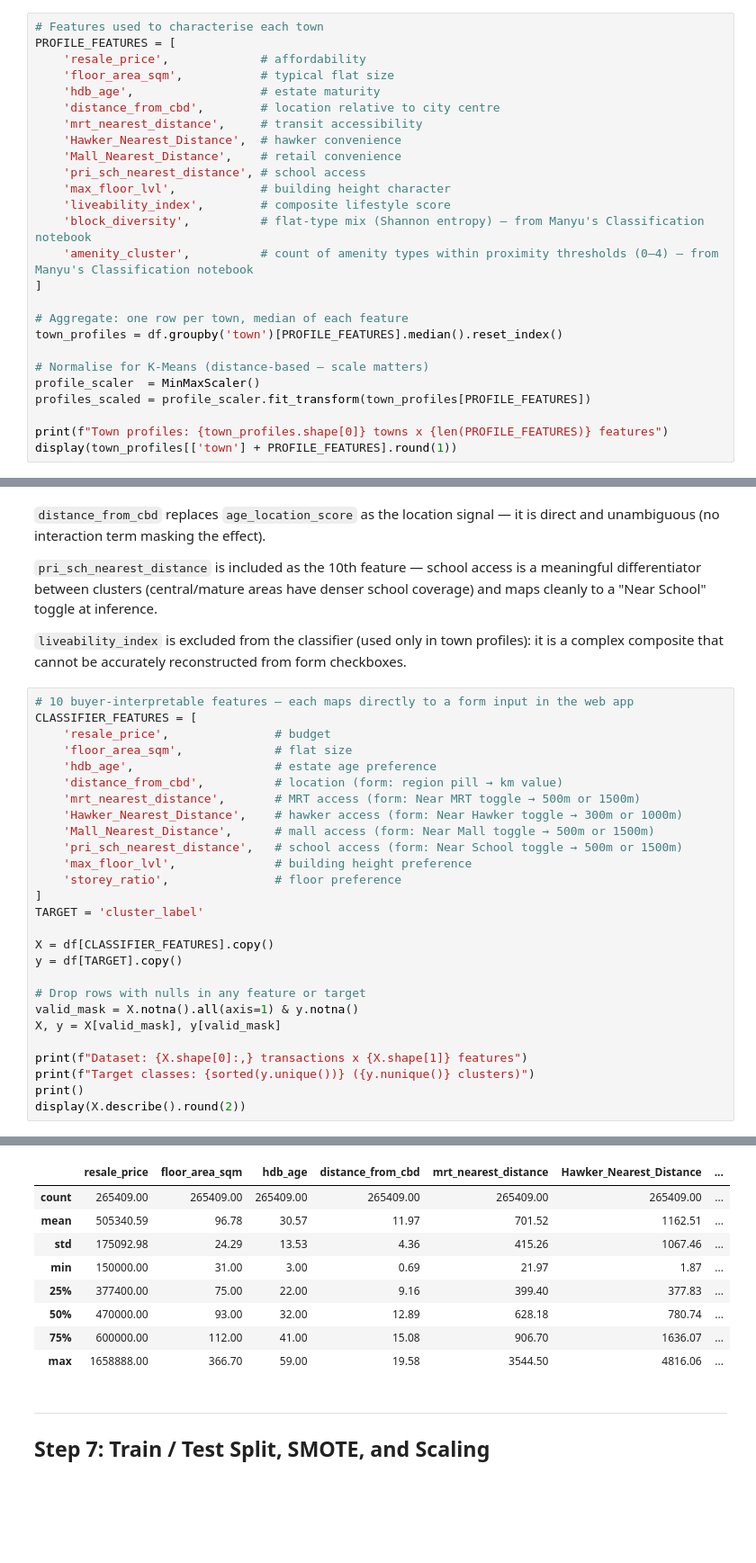
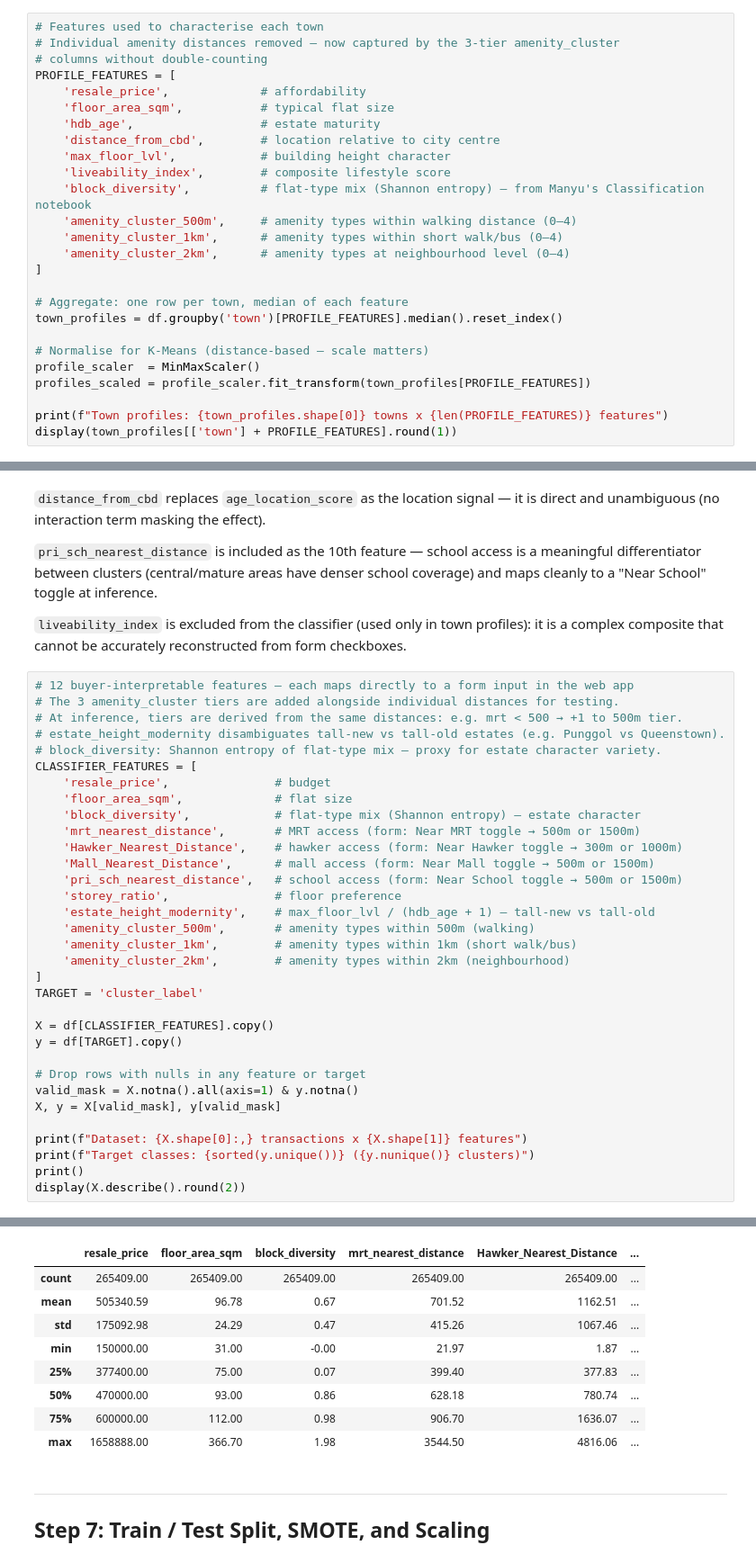
Before and after one commit to Lucas-sam93/HDB-Data-Sprint, a Jupyter notebook: notebooks/02B_classification_model.ipynb, the cells around one changed output, grey strips where cells are left out. Shown at 90% size. Saved outputs shown, nothing was run; the diff lists cells and outputs as text; blank space fills up the shorter version.

```diff
--- a/notebooks/02B_classification_model.ipynb
+++ b/notebooks/02B_classification_model.ipynb
@@ -232,19 +272,19 @@ property characteristics — this is the input to K-Means clustering.
 Normalise with MinMaxScaler because K-Means is distance-based and scale matters.
 # %%
 # Features used to characterise each town
+# Individual amenity distances removed — now captured by the 3-tier amenity_cluster
+# columns without double-counting
 PROFILE_FEATURES = [
     'resale_price',             # affordability
     'floor_area_sqm',           # typical flat size
     'hdb_age',                  # estate maturity
     'distance_from_cbd',        # location relative to city centre
-    'mrt_nearest_distance',     # transit accessibility
-    'Hawker_Nearest_Distance',  # hawker convenience
-    'Mall_Nearest_Distance',    # retail convenience
-    'pri_sch_nearest_distance', # school access
     'max_floor_lvl',            # building height character
     'liveability_index',        # composite lifestyle score
     'block_diversity',          # flat-type mix (Shannon entropy) — from Manyu's Classification notebook
-    'amenity_cluster',          # count of amenity types within proximity thresholds (0–4) — from Manyu's Classification notebook
+    'amenity_cluster_500m',     # amenity types within walking distance (0–4)
+    'amenity_cluster_1km',      # amenity types within short walk/bus (0–4)
+    'amenity_cluster_2km',      # amenity types at neighbourhood level (0–4)
 ]
 
 # Aggregate: one row per town, median of each feature
@@ -477,18 +517,24 @@ coverage) and maps cleanly to a "Near School" toggle at inference.
 `liveability_index` is excluded from the classifier (used only in town profiles): it is a
 complex composite that cannot be accurately reconstructed from form checkboxes.
 # %%
-# 10 buyer-interpretable features — each maps directly to a form input in the web app
+# 12 buyer-interpretable features — each maps directly to a form input in the web app
+# The 3 amenity_cluster tiers are added alongside individual distances for testing.
+# At inference, tiers are derived from the same distances: e.g. mrt < 500 → +1 to 500m tier.
+# estate_height_modernity disambiguates tall-new vs tall-old estates (e.g. Punggol vs Queenstown).
+# block_diversity: Shannon entropy of flat-type mix — proxy for estate character variety.
 CLASSIFIER_FEATURES = [
     'resale_price',               # budget
     'floor_area_sqm',             # flat size
-    'hdb_age',                    # estate age preference
-    'distance_from_cbd',          # location (form: region pill → km value)
+    'block_diversity',            # flat-type mix (Shannon entropy) — estate character
     'mrt_nearest_distance',       # MRT access (form: Near MRT toggle → 500m or 1500m)
     'Hawker_Nearest_Distance',    # hawker access (form: Near Hawker toggle → 300m or 1000m)
     'Mall_Nearest_Distance',      # mall access (form: Near Mall toggle → 500m or 1500m)
     'pri_sch_nearest_distance',   # school access (form: Near School toggle → 500m or 1500m)
-    'max_floor_lvl',              # building height preference
     'storey_ratio',               # floor preference
+    'estate_height_modernity',    # max_floor_lvl / (hdb_age + 1) — tall-new vs tall-old
+    'amenity_cluster_500m',       # amenity types within 500m (walking)
+    'amenity_cluster_1km',        # amenity types within 1km (short walk/bus)
+    'amenity_cluster_2km',        # amenity types within 2km (neighbourhood)
 ]
 TARGET = 'cluster_label'
 
@@ -508,13 +554,13 @@ Dataset: 265,409 transactions x 10 features
 Target classes: [np.int64(0), np.int64(1), np.int64(2), np.int64(3), np.int64(4)] (5 clusters)
-|  | resale_price | floor_area_sqm | hdb_age | distance_from_cbd | mrt_nearest_distance | Hawker_Nearest_Distance | ... |
-| count | 265409.00 | 265409.00 | 265409.00 | 265409.00 | 265409.00 | 265409.00 | ... |
-| mean | 505340.59 | 96.78 | 30.57 | 11.97 | 701.52 | 1162.51 | ... |
-| std | 175092.98 | 24.29 | 13.53 | 4.36 | 415.26 | 1067.46 | ... |
-| min | 150000.00 | 31.00 | 3.00 | 0.69 | 21.97 | 1.87 | ... |
-| 25% | 377400.00 | 75.00 | 22.00 | 9.16 | 399.40 | 377.83 | ... |
-| 50% | 470000.00 | 93.00 | 32.00 | 12.89 | 628.18 | 780.74 | ... |
-| 75% | 600000.00 | 112.00 | 41.00 | 15.08 | 906.70 | 1636.07 | ... |
-| max | 1658888.00 | 366.70 | 59.00 | 19.58 | 3544.50 | 4816.06 | ... |
+|  | resale_price | floor_area_sqm | block_diversity | mrt_nearest_distance | Hawker_Nearest_Distance | ... |
+| count | 265409.00 | 265409.00 | 265409.00 | 265409.00 | 265409.00 | ... |
+| mean | 505340.59 | 96.78 | 0.67 | 701.52 | 1162.51 | ... |
+| std | 175092.98 | 24.29 | 0.47 | 415.26 | 1067.46 | ... |
+| min | 150000.00 | 31.00 | -0.00 | 21.97 | 1.87 | ... |
+| 25% | 377400.00 | 75.00 | 0.07 | 399.40 | 377.83 | ... |
+| 50% | 470000.00 | 93.00 | 0.86 | 628.18 | 780.74 | ... |
+| 75% | 600000.00 | 112.00 | 0.98 | 906.70 | 1636.07 | ... |
+| max | 1658888.00 | 366.70 | 1.98 | 3544.50 | 4816.06 | ... |
 # %% [markdown]
 ---
 
```
Also changed, not shown: parts of 13 cells of this notebook, 3 other files.
